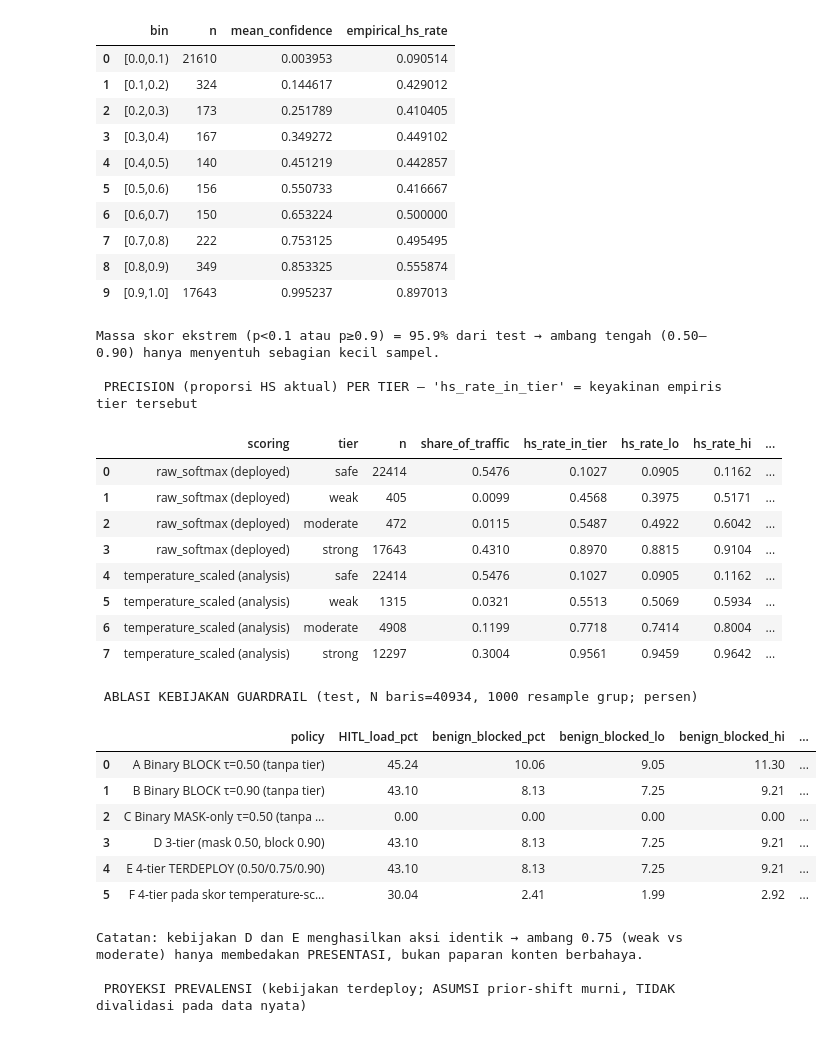
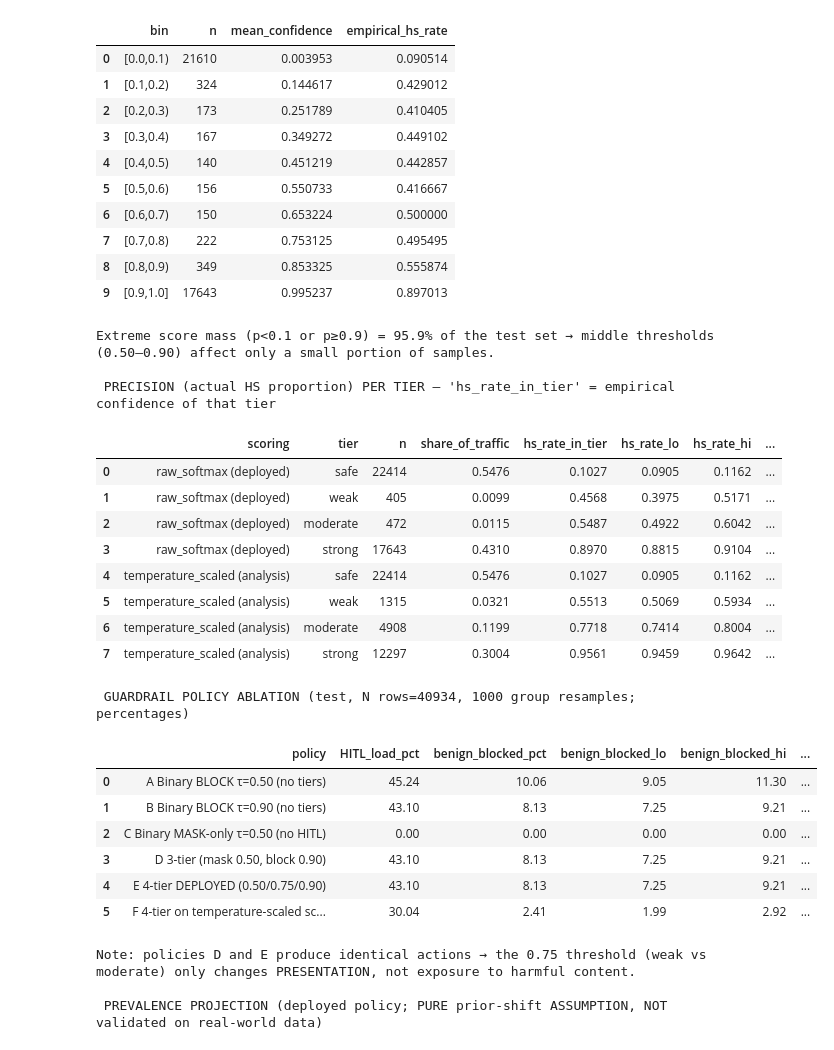
Before and after one commit to michaelrespati/HateGuard_NLP, a Jupyter notebook: source/HateGuard_Training_Final.ipynb, the cells around one changed output. Saved outputs shown, nothing was run; the diff lists cells and outputs as text; code cells hidden in the pictures.

```diff
--- a/source/HateGuard_Training_Final.ipynb
+++ b/source/HateGuard_Training_Final.ipynb
@@ -1401,12 +1469,11 @@ Oleh karena itu, hasil evaluasi dilaporkan secara menyeluruh dengan menampilkan
 # %%
-
-# CELL 8 — KALIBRASI, TEMPERATURE SCALING, ABLASI KEBIJAKAN, PRECISION PER TIER, PROYEKSI PREVALENSI
+# CELL 8 — CALIBRATION, TEMPERATURE SCALING, POLICY ABLATION, PRECISION PER TIER, PREVALENCE PROJECTION
 
 y_te = df_test_eval["y_true"].to_numpy()
 g_te = df_test_eval["group_id"].to_numpy()
 p_raw = df_test_eval["p_hate_speech"].to_numpy()
 
-#  1. Kalibrasi (test) + CI grouped bootstrap
+#  1. Calibration (test) + grouped bootstrap CI
 cal_raw = grouped_bootstrap_calibration(y_te, p_raw, g_te, 10, EVAL_CONFIG["n_bootstrap"], EVAL_CONFIG["bootstrap_seed"])
 T_OPT = fit_temperature(df_val_eval[["logit_0", "logit_1"]].to_numpy(), df_val_eval["y_true"].to_numpy())
 df_test_eval["p_ts"] = apply_temperature(df_test_eval[["logit_0", "logit_1"]].to_numpy(), T_OPT)
@@ -1423,8 +1490,8 @@ CALIBRATION = {
     "temperature_scaled": {**{k: cal_ts[k] for k in cal_ts}, "nll": nll(y_te, df_test_eval["p_ts"].to_numpy())},
     "val_ece_raw": ece_point(df_val_eval["y_true"].to_numpy(), df_val_eval["p_hate_speech"].to_numpy()),
 }
-print(" KALIBRASI (test, grouped bootstrap 1000) ")
-print(f"Temperature T (fit pada VALIDATION) = {T_OPT:.4f}  (T>1 ⇒ model overconfident; konsisten dg val-loss naik antar epoch)")
+print(" CALIBRATION (test, grouped bootstrap 1000) ")
+print(f"Temperature T (fit on VALIDATION) = {T_OPT:.4f}  (T>1 ⇒ model overconfident; consistent with val-loss increasing across epochs)")
 for tag in ("raw", "temperature_scaled"):
     c = CALIBRATION[tag]
     print(f"{tag:>20}: ECE={c['ece']['point']:.4f} [{c['ece']['lo']:.4f},{c['ece']['hi']:.4f}] | "
@@ -1433,9 +1500,9 @@ reliab_raw = reliability_table(y_te, p_raw)
 reliab_ts = reliability_table(y_te, df_test_eval["p_ts"].to_numpy())
 display(reliab_raw)
 mass_extreme = float(np.mean((p_raw < 0.1) | (p_raw >= 0.9)))
-print(f"Massa skor ekstrem (p<0.1 atau p≥0.9) = {mass_extreme*100:.1f}% dari test → ambang tengah (0.50–0.90) hanya menyentuh sebagian kecil sampel.")
+print(f"Extreme score mass (p<0.1 or p≥0.9) = {mass_extreme*100:.1f}% of the test set → middle thresholds (0.50–0.90) affect only a small portion of samples.")
 
-#  2. Precision/komposisi per tier (raw) + CI grouped bootstrap
+#  2. Precision/composition per tier (raw) + grouped bootstrap CI
 def tier_table(level_col, label):
     rows = []
     lv = df_test_eval[level_col].to_numpy()
@@ -1452,23 +1519,23 @@ def tier_table(level_col, label):
 df_test_eval["guardrail_level_ts"] = levels_from_p(df_test_eval["p_ts"].to_numpy())
 tier_df = pd.concat([tier_table("guardrail_level", "raw_softmax (deployed)"),
                      tier_table("guardrail_level_ts", "temperature_scaled (analysis)")], ignore_index=True)
-print("\n PRECISION (proporsi HS aktual) PER TIER — 'hs_rate_in_tier' = keyakinan empiris tier tersebut ")
+print("\n PRECISION (actual HS proportion) PER TIER — 'hs_rate_in_tier' = empirical confidence of that tier ")
 display(tier_df.round(4))
 tier_df.to_csv(os.path.join(RESULTS_DIR, "tier_composition.csv"), index=False)
 
-#  3. Ablasi kebijakan: aksi 0=publish, 1=mask, 2=block
+#  3. Policy ablation: actions 0=publish, 1=mask, 2=block
 def act_binary_block(p, tau):   return np.where(p >= tau, 2, 0)
 def act_binary_mask(p, tau):    return np.where(p >= tau, 1, 0)
 def act_tiered(p, t_mask, t_block): return np.select([p >= t_block, p >= t_mask], [2, 1], default=0)
 
 p_ts = df_test_eval["p_ts"].to_numpy()
 POLICIES = {
-    "A  Binary BLOCK τ=0.50 (tanpa tier)":                 act_binary_block(p_raw, 0.50),
-    "B  Binary BLOCK τ=0.90 (tanpa tier)":                 act_binary_block(p_raw, 0.90),
-    "C  Binary MASK-only τ=0.50 (tanpa HITL)":             act_binary_mask(p_raw, 0.50),
+    "A  Binary BLOCK τ=0.50 (no tiers)":                 act_binary_block(p_raw, 0.50),
+    "B  Binary BLOCK τ=0.90 (no tiers)":                 act_binary_block(p_raw, 0.90),
+    "C  Binary MASK-only τ=0.50 (no HITL)":             act_binary_mask(p_raw, 0.50),
     "D  3-tier (mask 0.50, block 0.90)":                   act_tiered(p_raw, 0.50, 0.90),
-    "E  4-tier TERDEPLOY (0.50/0.75/0.90)":                act_tiered(p_raw, 0.50, 0.90),   # tier 0.75 hanya beda presentasi (flag vs spoiler), aksi sama dg D
-    "F  4-tier pada skor temperature-scaled (analisis)":   act_tiered(p_ts, 0.50, 0.90),
+    "E  4-tier DEPLOYED (0.50/0.75/0.90)":                act_tiered(p_raw, 0.50, 0.90),   # the 0.75 tier only changes presentation (flag vs spoiler), action is the same as D
+    "F  4-tier on temperature-scaled scores (analysis)":   act_tiered(p_ts, 0.50, 0.90),
 }
 def policy_row(name, act):
     benign, hs = (y_te == 0), (y_te == 1)
@@ -1489,14 +1556,14 @@ def policy_row(name, act):
         q = B(hs & blocked, blocked); r["block_precision_pct"], r["block_precision_lo"], r["block_precision_hi"] = 100*q["point"], 100*q["lo"], 100*q["hi"]
     return r
 policy_df = pd.DataFrame([policy_row(k, v) for k, v in POLICIES.items()])
-print("\n ABLASI KEBIJAKAN GUARDRAIL (test, N baris=%d, 1000 resample grup; persen) " % len(y_te))
+print("\n GUARDRAIL POLICY ABLATION (test, N rows=%d, 1000 group resamples; percentages) " % len(y_te))
 display(policy_df.round(2))
 policy_df.to_csv(os.path.join(RESULTS_DIR, "policy_ablation.csv"), index=False)
 _pd, _pe = policy_df.iloc[3], policy_df.iloc[4]
 assert _pd["n_blocked"] == _pe["n_blocked"] and _pd["n_hs_unmoderated"] == _pe["n_hs_unmoderated"]
-print("Catatan: kebijakan D dan E menghasilkan aksi identik → ambang 0.75 (weak vs moderate) hanya membedakan PRESENTASI, bukan paparan konten berbahaya.")
+print("Note: policies D and E produce identical actions → the 0.75 threshold (weak vs moderate) only changes PRESENTATION, not exposure to harmful content.")
 
-#  4. Sapuan ambang blokir (untuk kurva trade-off)
+#  4. Block-threshold sweep (for the trade-off curve)
 sweep = []
 for tb in np.round(np.arange(0.50, 0.995, 0.01), 3):
     a = act_tiered(p_raw, 0.50, tb)
@@ -1508,8 +1575,8 @@ for tb in np.round(np.arange(0.50, 0.995, 0.01), 3):
 sweep_df = pd.DataFrame(sweep)
 sweep_df.to_csv(os.path.join(RESULTS_DIR, "block_threshold_sweep.csv"), index=False)
 
-# 5. Proyeksi prevalensi (asumsi: hanya prior bergeser; distribusi skor per kelas tetap)
-act_dep = POLICIES["E  4-tier TERDEPLOY (0.50/0.75/0.90)"]
+# 5. Prevalence projection (assumption: only the prior shifts; the score distribution within each class remains unchanged)
+act_dep = POLICIES["E  4-tier DEPLOYED (0.50/0.75/0.90)"]
 cond = {c: {a: float(np.mean(act_dep[y_te == c] == a)) for a in (0, 1, 2)} for c in (0, 1)}
 prev_rows = []
 for pi in EVAL_CONFIG["prevalence_grid"] + [float(np.mean(y_te))]:
@@ -1519,7 +1586,7 @@ for pi in EVAL_CONFIG["prevalence_grid"] + [float(np.mean(y_te))]:
                       "wrongful_blocks_per_1000": 1000 * (1 - pi) * cond[0][2],
                       "hs_published_unmasked_per_1000": 1000 * pi * cond[1][0]})
 prevalence_df = pd.DataFrame(prev_rows)
-print("\n PROYEKSI PREVALENSI (kebijakan terdeploy; ASUMSI prior-shift murni, TIDAK divalidasi pada data nyata) ")
+print("\n PREVALENCE PROJECTION (deployed policy; PURE prior-shift ASSUMPTION, NOT validated on real-world data) ")
 display(prevalence_df.round(2))
 prevalence_df.to_csv(os.path.join(RESULTS_DIR, "prevalence_projection.csv"), index=False)
 # %% [output]
@@ -1528,39 +1595,39 @@ Temperature T (fit pada VALIDATION) = 2.8091  (T>1 ⇒ model overconfident; kons
                  raw: ECE=0.0964 [0.0890,0.1056] | Brier=0.1022 [0.0947,0.1111] | NLL=0.5348
   temperature_scaled: ECE=0.0348 [0.0301,0.0396] | Brier=0.0874 [0.0816,0.0942] | NLL=0.3003
 |  | bin | n | mean_confidence | empirical_hs_rate |
 | 0 | [0.0,0.1) | 21610 | 0.003953 | 0.090514 |
 | 1 | [0.1,0.2) | 324 | 0.144617 | 0.429012 |
 | 2 | [0.2,0.3) | 173 | 0.251789 | 0.410405 |
 | 3 | [0.3,0.4) | 167 | 0.349272 | 0.449102 |
 | 4 | [0.4,0.5) | 140 | 0.451219 | 0.442857 |
 | 5 | [0.5,0.6) | 156 | 0.550733 | 0.416667 |
 | 6 | [0.6,0.7) | 150 | 0.653224 | 0.500000 |
 | 7 | [0.7,0.8) | 222 | 0.753125 | 0.495495 |
 | 8 | [0.8,0.9) | 349 | 0.853325 | 0.555874 |
 | 9 | [0.9,1.0] | 17643 | 0.995237 | 0.897013 |
-Massa skor ekstrem (p<0.1 atau p≥0.9) = 95.9% dari test → ambang tengah (0.50–0.90) hanya menyentuh sebagian kecil sampel.
+Extreme score mass (p<0.1 or p≥0.9) = 95.9% of the test set → middle thresholds (0.50–0.90) affect only a small portion of samples.
 
- PRECISION (proporsi HS aktual) PER TIER — 'hs_rate_in_tier' = keyakinan empiris tier tersebut
+ PRECISION (actual HS proportion) PER TIER — 'hs_rate_in_tier' = empirical confidence of that tier
 |  | scoring | tier | n | share_of_traffic | hs_rate_in_tier | hs_rate_lo | hs_rate_hi | ... |
 | 0 | raw_softmax (deployed) | safe | 22414 | 0.5476 | 0.1027 | 0.0905 | 0.1162 | ... |
 | 1 | raw_softmax (deployed) | weak | 405 | 0.0099 | 0.4568 | 0.3975 | 0.5171 | ... |
 | 2 | raw_softmax (deployed) | moderate | 472 | 0.0115 | 0.5487 | 0.4922 | 0.6042 | ... |
 | 3 | raw_softmax (deployed) | strong | 17643 | 0.4310 | 0.8970 | 0.8815 | 0.9104 | ... |
 | 4 | temperature_scaled (analysis) | safe | 22414 | 0.5476 | 0.1027 | 0.0905 | 0.1162 | ... |
 | 5 | temperature_scaled (analysis) | weak | 1315 | 0.0321 | 0.5513 | 0.5069 | 0.5934 | ... |
 | 6 | temperature_scaled (analysis) | moderate | 4908 | 0.1199 | 0.7718 | 0.7414 | 0.8004 | ... |
 | 7 | temperature_scaled (analysis) | strong | 12297 | 0.3004 | 0.9561 | 0.9459 | 0.9642 | ... |
- ABLASI KEBIJAKAN GUARDRAIL (test, N baris=40934, 1000 resample grup; persen)
+ GUARDRAIL POLICY ABLATION (test, N rows=40934, 1000 group resamples; percentages)
 |  | policy | HITL_load_pct | benign_blocked_pct | benign_blocked_lo | benign_blocked_hi | ... |
-| 0 | A Binary BLOCK τ=0.50 (tanpa tier) | 45.24 | 10.06 | 9.05 | 11.30 | ... |
-| 1 | B Binary BLOCK τ=0.90 (tanpa tier) | 43.10 | 8.13 | 7.25 | 9.21 | ... |
-| 2 | C Binary MASK-only τ=0.50 (tanpa ... | 0.00 | 0.00 | 0.00 | 0.00 | ... |
+| 0 | A Binary BLOCK τ=0.50 (no tiers) | 45.24 | 10.06 | 9.05 | 11.30 | ... |
+| 1 | B Binary BLOCK τ=0.90 (no tiers) | 43.10 | 8.13 | 7.25 | 9.21 | ... |
+| 2 | C Binary MASK-only τ=0.50 (no HITL) | 0.00 | 0.00 | 0.00 | 0.00 | ... |
 | 3 | D 3-tier (mask 0.50, block 0.90) | 43.10 | 8.13 | 7.25 | 9.21 | ... |
-| 4 | E 4-tier TERDEPLOY (0.50/0.75/0.90) | 43.10 | 8.13 | 7.25 | 9.21 | ... |
-| 5 | F 4-tier pada skor temperature-sc... | 30.04 | 2.41 | 1.99 | 2.92 | ... |
+| 4 | E 4-tier DEPLOYED (0.50/0.75/0.90) | 43.10 | 8.13 | 7.25 | 9.21 | ... |
+| 5 | F 4-tier on temperature-scaled sc... | 30.04 | 2.41 | 1.99 | 2.92 | ... |
-Catatan: kebijakan D dan E menghasilkan aksi identik → ambang 0.75 (weak vs moderate) hanya membedakan PRESENTASI, bukan paparan konten berbahaya.
+Note: policies D and E produce identical actions → the 0.75 threshold (weak vs moderate) only changes PRESENTATION, not exposure to harmful content.
 
- PROYEKSI PREVALENSI (kebijakan terdeploy; ASUMSI prior-shift murni, TIDAK divalidasi pada data nyata)
+ PREVALENCE PROJECTION (deployed policy; PURE prior-shift ASSUMPTION, NOT validated on real-world data)
 |  | assumed_hs_prevalence | HITL_load_pct | block_precision_pct | wrongful_blocks_per_1000 | hs_published_unmasked_per_1000 |
 | 0 | 0.01 | 8.90 | 9.58 | 80.44 | 1.24 |
 | 1 | 0.05 | 11.98 | 35.56 | 77.19 | 6.20 |
```
Also changed, not shown: parts of 27 cells of this notebook, 1 other file.
